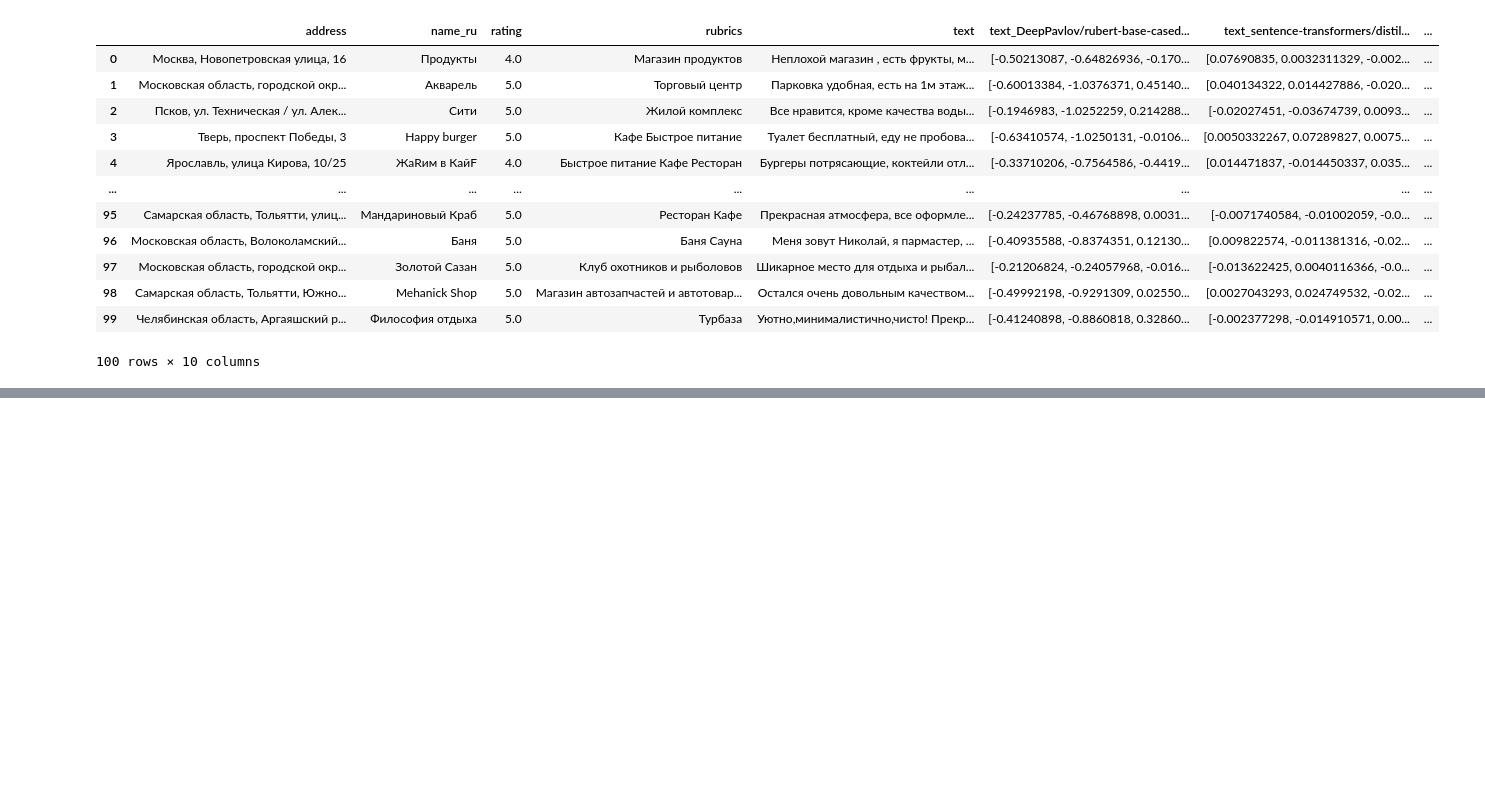
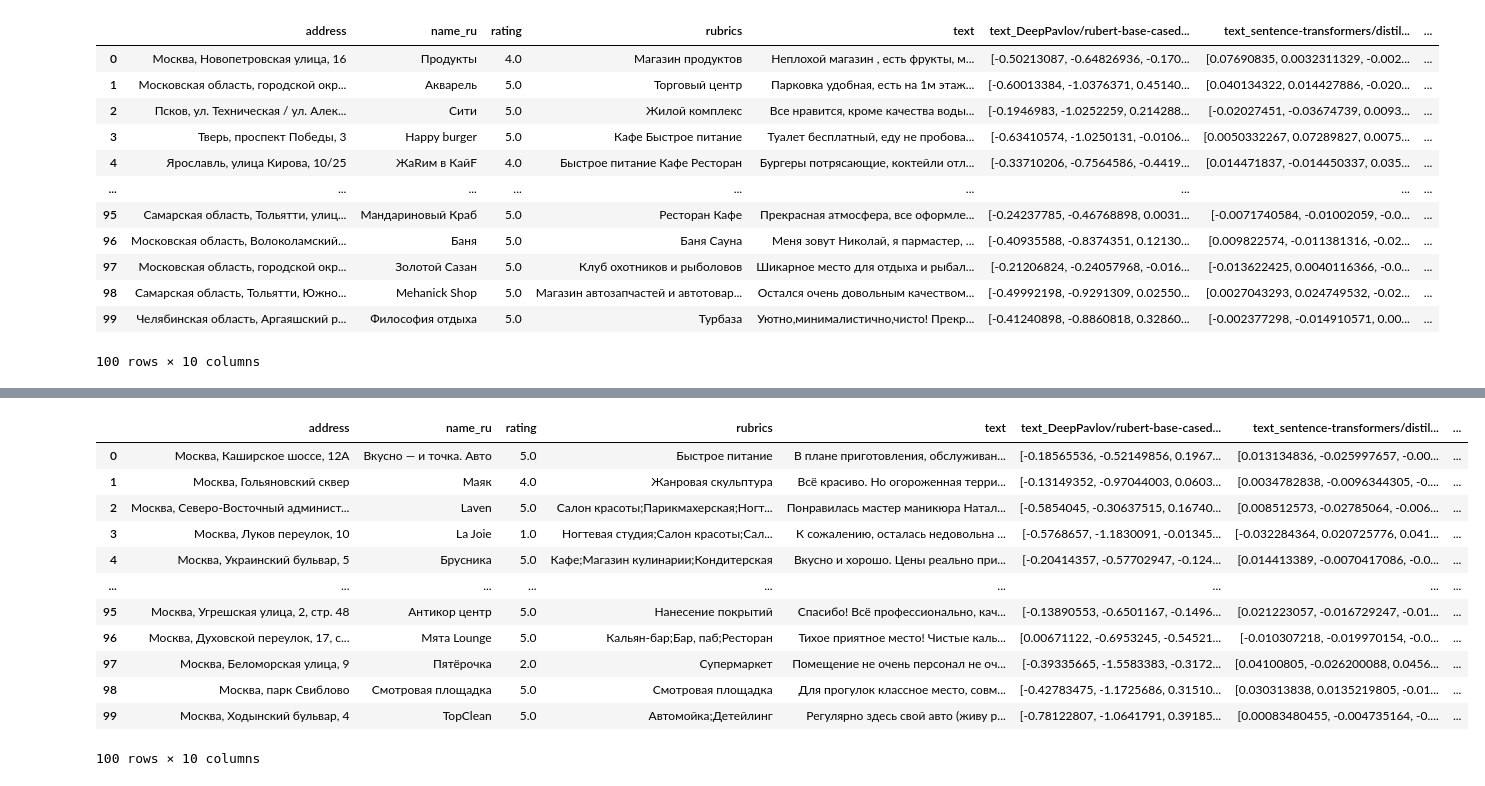
Before and after one commit to miem-refugees/travel-agent, a Jupyter notebook: notebooks/embedding_bench_draft.ipynb, the cells around one changed output, grey strips where cells are left out. Cells and saved outputs as stored; diff of their text form; code cells hidden in the pictures; blank space fills up the shorter version.

```diff
--- a/notebooks/embedding_bench_draft.ipynb
+++ b/notebooks/embedding_bench_draft.ipynb
@@ -210,0 +360,20 @@ df
+# %%
+import pandas as pd
+
+
+df = pd.read_parquet("data/embedding/moskva-with-embeddings.parquet")
+df
+# %% [output]
+|  | address | name_ru | rating | rubrics | text | text_DeepPavlov/rubert-base-cased... | text_sentence-transformers/distil... | ... |
+| 0 | Москва, Каширское шоссе, 12А | Вкусно — и точка. Авто | 5.0 | Быстрое питание | В плане приготовления, обслуживан... | [-0.18565536, -0.52149856, 0.1967... | [0.013134836, -0.025997657, -0.00... | ... |
+| 1 | Москва, Гольяновский сквер | Маяк | 4.0 | Жанровая скульптура | Всё красиво. Но огороженная терри... | [-0.13149352, -0.97044003, 0.0603... | [0.0034782838, -0.0096344305, -0.... | ... |
+| 2 | Москва, Северо-Восточный админист... | Laven | 5.0 | Салон красоты;Парикмахерская;Ногт... | Понравилась мастер маникюра Натал... | [-0.5854045, -0.30637515, 0.16740... | [0.008512573, -0.02785064, -0.006... | ... |
+| 3 | Москва, Луков переулок, 10 | La Joie | 1.0 | Ногтевая студия;Салон красоты;Сал... | К сожалению, осталась недовольна ... | [-0.5768657, -1.1830091, -0.01345... | [-0.032284364, 0.020725776, 0.041... | ... |
+| 4 | Москва, Украинский бульвар, 5 | Брусника | 5.0 | Кафе;Магазин кулинарии;Кондитерская | Вкусно и хорошо. Цены реально при... | [-0.20414357, -0.57702947, -0.124... | [0.014413389, -0.0070417086, -0.0... | ... |
+| ... | ... | ... | ... | ... | ... | ... | ... | ... |
+| 95 | Москва, Угрешская улица, 2, стр. 48 | Антикор центр | 5.0 | Нанесение покрытий | Спасибо! Всё профессионально, кач... | [-0.13890553, -0.6501167, -0.1496... | [0.021223057, -0.016729247, -0.01... | ... |
+| 96 | Москва, Духовской переулок, 17, с... | Мята Lounge | 5.0 | Кальян-бар;Бар, паб;Ресторан | Тихое приятное место! Чистые каль... | [0.00671122, -0.6953245, -0.54521... | [-0.010307218, -0.019970154, -0.0... | ... |
+| 97 | Москва, Беломорская улица, 9 | Пятёрочка | 2.0 | Супермаркет | Помещение не очень персонал не оч... | [-0.39335665, -1.5583383, -0.3172... | [0.04100805, -0.026200088, 0.0456... | ... |
+| 98 | Москва, парк Свиблово | Смотровая площадка | 5.0 | Смотровая площадка | Для прогулок классное место, совм... | [-0.42783475, -1.1725686, 0.31510... | [0.030313838, 0.0135219805, -0.01... | ... |
+| 99 | Москва, Ходынский бульвар, 4 | TopClean | 5.0 | Автомойка;Детейлинг | Регулярно здесь свой авто (живу р... | [-0.78122807, -1.0641791, 0.39185... | [0.00083480455, -0.004735164, -0.... | ... |
+100 rows × 10 columns
```
Also changed, not shown: parts of 15 cells of this notebook, 7 other files.
